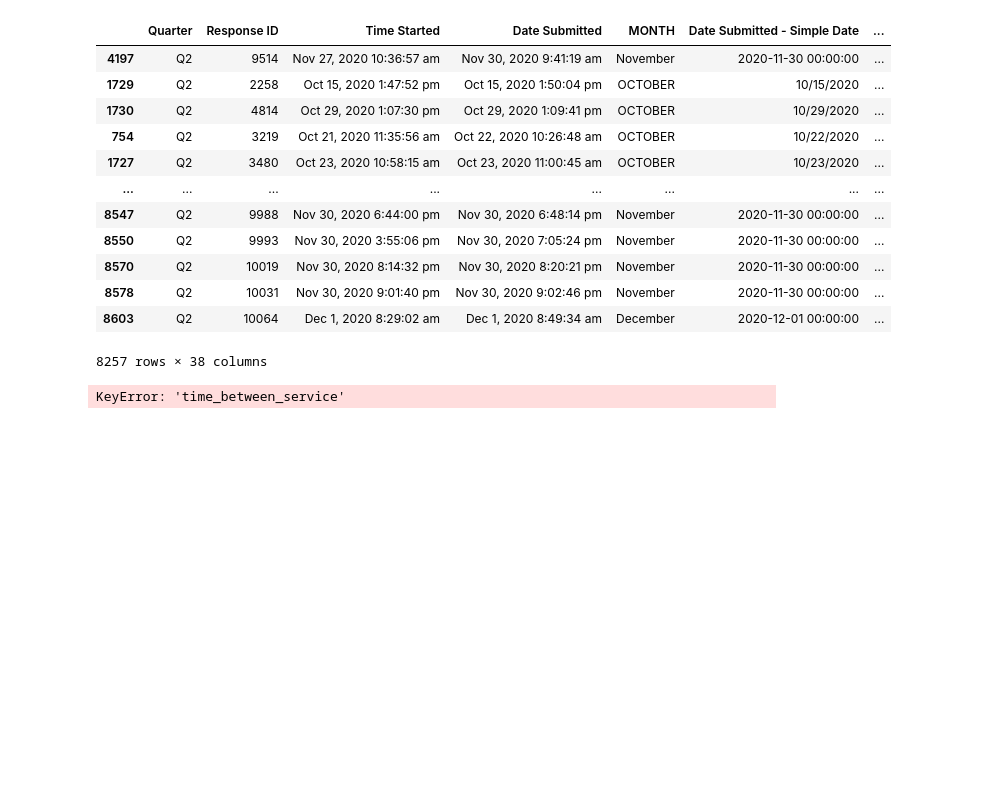
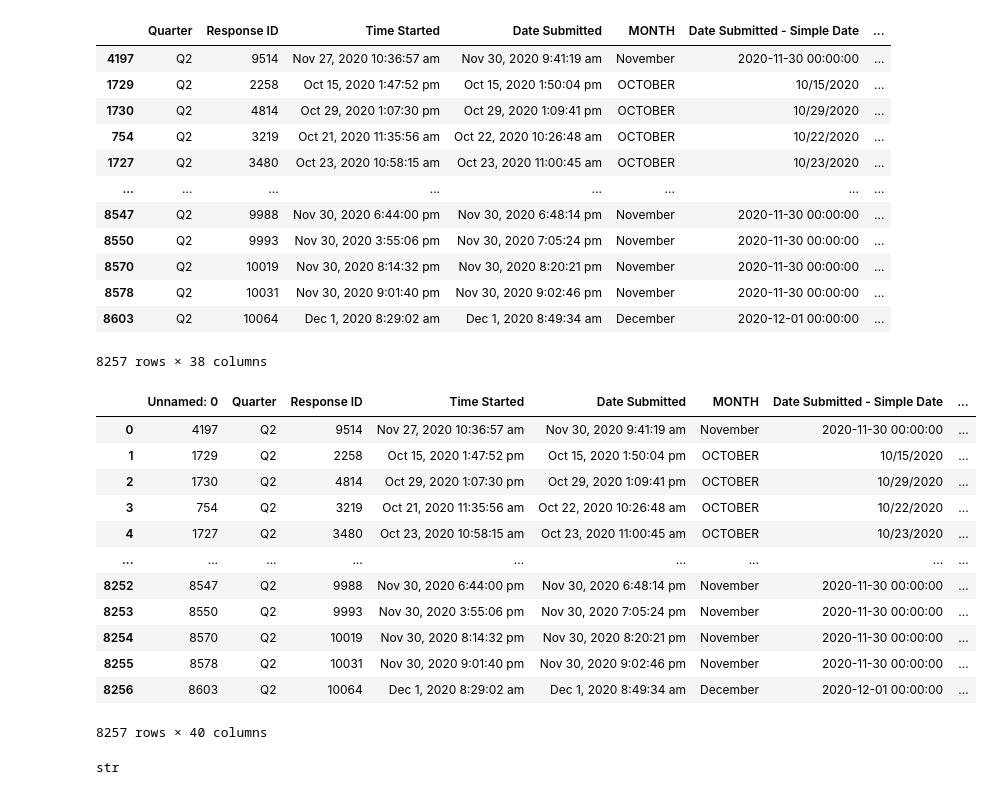
Before and after one commit to hdbedwell/thrive_metrics, a Jupyter notebook: 12282020 Thrive Reporting Template.ipynb, the cells around one changed output. Drawn from its saved outputs; the diff is of its cells as text; code cells hidden in the pictures; blank space fills up the shorter version.

```diff
--- a/12282020 Thrive Reporting Template.ipynb
+++ b/12282020 Thrive Reporting Template.ipynb
@@ -272,15 +270,24 @@ stud_dups_sorted
-# %%
-#q2['days_between_service'] = q2['time_between_service'].apply(lambda x: x[0:2])
-
-#Source: https://stackoverflow.com/questions/35376387/extract-int-from-string-in-pandas
-
-#q2['days_between_service'] = q2['time_between_service'].str.extract('(\d+)').astype(int)
-
-#print(type('time_between_service'))
-
-q2['days_between_service'] = q2['time_between_service'].astype(int)
-# %% [output]
-KeyError: 'time_between_service'
+# %%
+stud_dups_final = pd.read_excel(r"/Users/holly/Desktop/12292020 Thrive 6 wk Data.xlsx")
+stud_dups_final
+# %% [output]
+|  | Unnamed: 0 | Quarter | Response ID | Time Started | Date Submitted | MONTH | Date Submitted - Simple Date | ... |
+| 0 | 4197 | Q2 | 9514 | Nov 27, 2020 10:36:57 am | Nov 30, 2020 9:41:19 am | November | 2020-11-30 00:00:00 | ... |
+| 1 | 1729 | Q2 | 2258 | Oct 15, 2020 1:47:52 pm | Oct 15, 2020 1:50:04 pm | OCTOBER | 10/15/2020 | ... |
+| 2 | 1730 | Q2 | 4814 | Oct 29, 2020 1:07:30 pm | Oct 29, 2020 1:09:41 pm | OCTOBER | 10/29/2020 | ... |
+| 3 | 754 | Q2 | 3219 | Oct 21, 2020 11:35:56 am | Oct 22, 2020 10:26:48 am | OCTOBER | 10/22/2020 | ... |
+| 4 | 1727 | Q2 | 3480 | Oct 23, 2020 10:58:15 am | Oct 23, 2020 11:00:45 am | OCTOBER | 10/23/2020 | ... |
+| ... | ... | ... | ... | ... | ... | ... | ... | ... |
+| 8252 | 8547 | Q2 | 9988 | Nov 30, 2020 6:44:00 pm | Nov 30, 2020 6:48:14 pm | November | 2020-11-30 00:00:00 | ... |
+| 8253 | 8550 | Q2 | 9993 | Nov 30, 2020 3:55:06 pm | Nov 30, 2020 7:05:24 pm | November | 2020-11-30 00:00:00 | ... |
+| 8254 | 8570 | Q2 | 10019 | Nov 30, 2020 8:14:32 pm | Nov 30, 2020 8:20:21 pm | November | 2020-11-30 00:00:00 | ... |
+| 8255 | 8578 | Q2 | 10031 | Nov 30, 2020 9:01:40 pm | Nov 30, 2020 9:02:46 pm | November | 2020-11-30 00:00:00 | ... |
+| 8256 | 8603 | Q2 | 10064 | Dec 1, 2020 8:29:02 am | Dec 1, 2020 8:49:34 am | December | 2020-12-01 00:00:00 | ... |
+8257 rows × 40 columns
+# %%
+type('time_between_service')
+# %% [output]
+str
 # %%
 #Find duplicate students supported where time_between_service is not null AND is less than 43 days. This will yield all students supported more than once within 6 weeks.
 #Source: https://queirozf.com/entries/pandas-query-examples-sql-like-syntax-queries-in-dataframes
```
Also changed, not shown: parts of 8 cells of this notebook.
